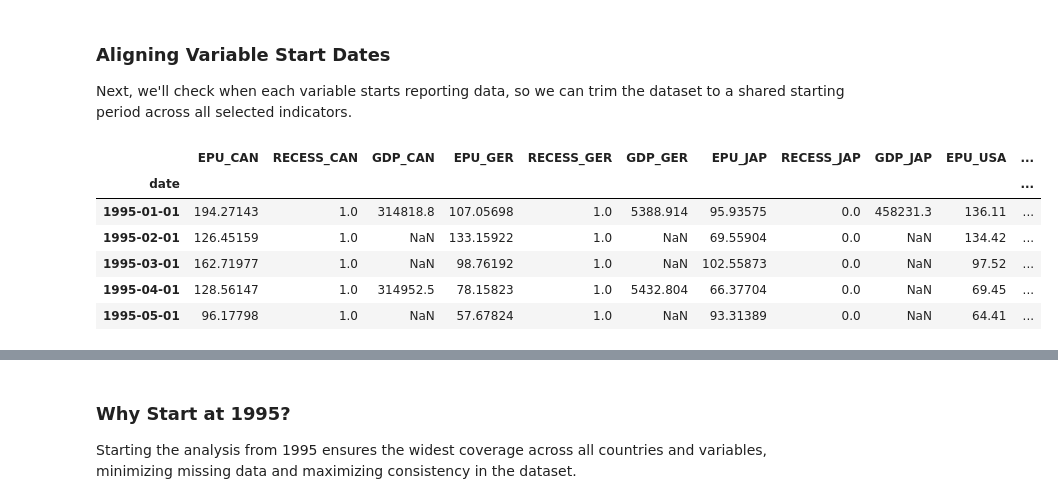
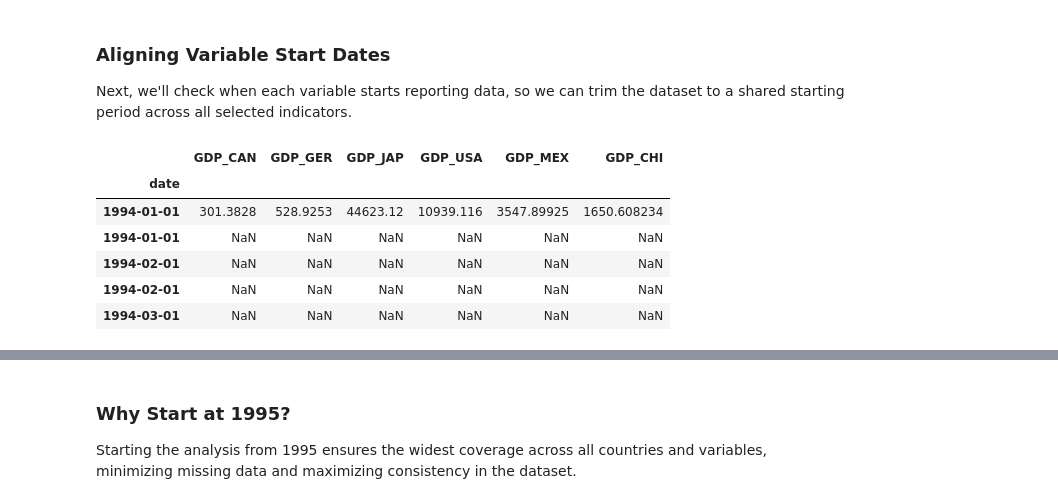
Before and after one commit to Barderus/SURE_Program, a Jupyter notebook: notebooks/1.1 - EDA.ipynb, the cells around one changed output, grey strips where cells are left out. Saved outputs shown, nothing was run; the diff lists cells and outputs as text; code cells hidden in the pictures.

```diff
--- a/notebooks/1.1 - EDA.ipynb
+++ b/notebooks/1.1 - EDA.ipynb
@@ -5,7 +5,7 @@ import matplotlib.pyplot as plt
 ## Dataset overview
 # %%
 # Load data
-df = pd.read_csv("../data/processed/master_file.csv")
+df = pd.read_csv("../data/processed/master_file1.csv")
 
 # Overview
 print(df.shape)
@@ -42,7 +44,7 @@ Index(['date', 'EPU_CAN', 'IP_CAN', '10YS_CAN', 'INF_YoY_CAN', 'EX_CAN',
 # %% [markdown]
 ### Drop residual columns
 # %%
-df = df.drop(columns=["Unnamed: 0", "10YS_CHI", "10YS_JAP", '2YS_MEX', '1OYS_MEX', "10YS_CAN", "10YS_GER"])
+df = df.drop(columns=["10YS_CHI", "10YS_JAP", '2YS_MEX', '1OYS_MEX', "10YS_CAN", "10YS_GER"])
 # %% [markdown]
 ###  Clean and Normalize Dates
 # %%
@@ -168,14 +170,14 @@ def describe_by_prefix(df, prefix, round_digits=2):
 
 Next, we'll check when each variable starts reporting data, so we can trim the dataset to a shared starting period across all selected indicators.
 # %%
-aligned_gdp_df = get_aligned_df(df, ["GDP_", "RECESS_", "EPU_"])
+aligned_gdp_df = get_aligned_df(df, ["GDP_"])
 display(aligned_gdp_df.head())
 # %% [output]
-|  | EPU_CAN | RECESS_CAN | GDP_CAN | EPU_GER | RECESS_GER | GDP_GER | EPU_JAP | RECESS_JAP | GDP_JAP | EPU_USA | ... |
-| date |  |  |  |  |  |  |  |  |  |  | ... |
-| 1995-01-01 | 194.27143 | 1.0 | 314818.8 | 107.05698 | 1.0 | 5388.914 | 95.93575 | 0.0 | 458231.3 | 136.11 | ... |
-| 1995-02-01 | 126.45159 | 1.0 | NaN | 133.15922 | 1.0 | NaN | 69.55904 | 0.0 | NaN | 134.42 | ... |
-| 1995-03-01 | 162.71977 | 1.0 | NaN | 98.76192 | 1.0 | NaN | 102.55873 | 0.0 | NaN | 97.52 | ... |
-| 1995-04-01 | 128.56147 | 1.0 | 314952.5 | 78.15823 | 1.0 | 5432.804 | 66.37704 | 0.0 | NaN | 69.45 | ... |
-| 1995-05-01 | 96.17798 | 1.0 | NaN | 57.67824 | 1.0 | NaN | 93.31389 | 0.0 | NaN | 64.41 | ... |
+|  | GDP_CAN | GDP_GER | GDP_JAP | GDP_USA | GDP_MEX | GDP_CHI |
+| date |  |  |  |  |  |  |
+| 1994-01-01 | 301.3828 | 528.9253 | 44623.12 | 10939.116 | 3547.89925 | 1650.608234 |
+| 1994-01-01 | NaN | NaN | NaN | NaN | NaN | NaN |
+| 1994-02-01 | NaN | NaN | NaN | NaN | NaN | NaN |
+| 1994-02-01 | NaN | NaN | NaN | NaN | NaN | NaN |
+| 1994-03-01 | NaN | NaN | NaN | NaN | NaN | NaN |
 # %%
```
Also changed, not shown: parts of 29 cells of this notebook, 1 other file.
